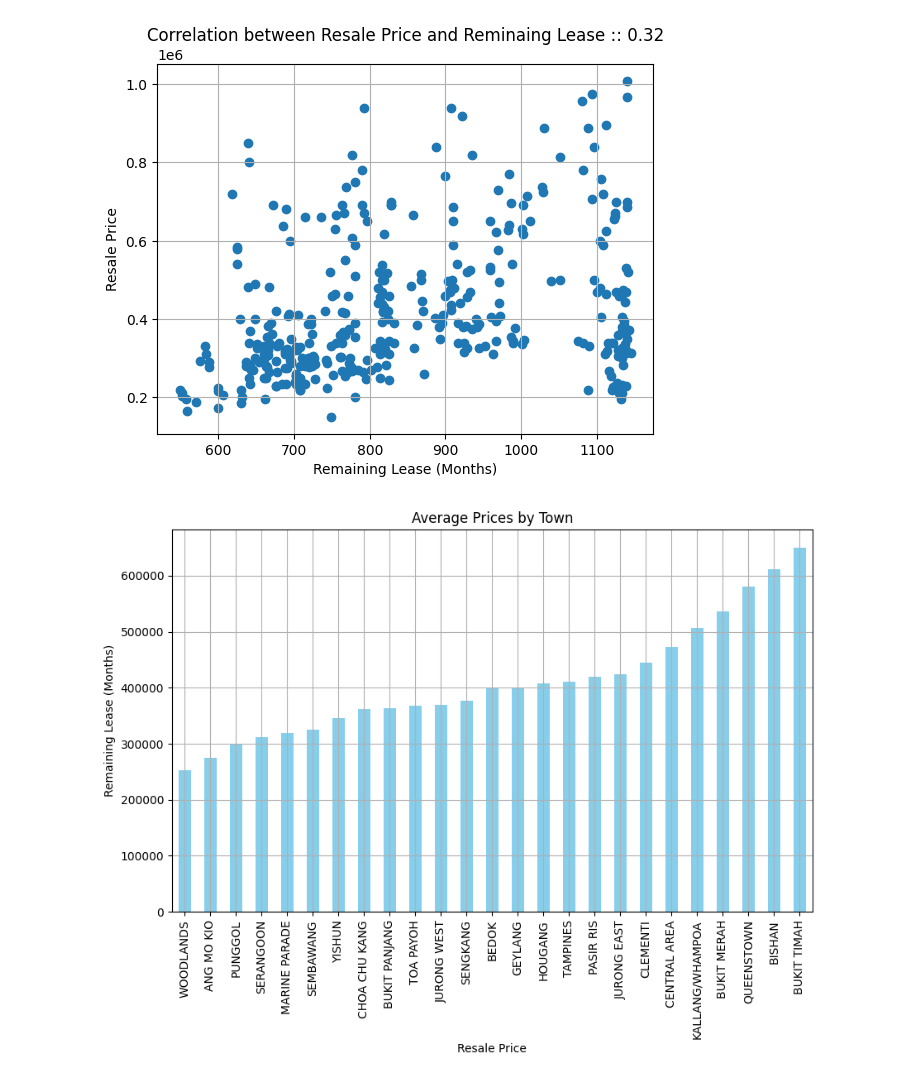
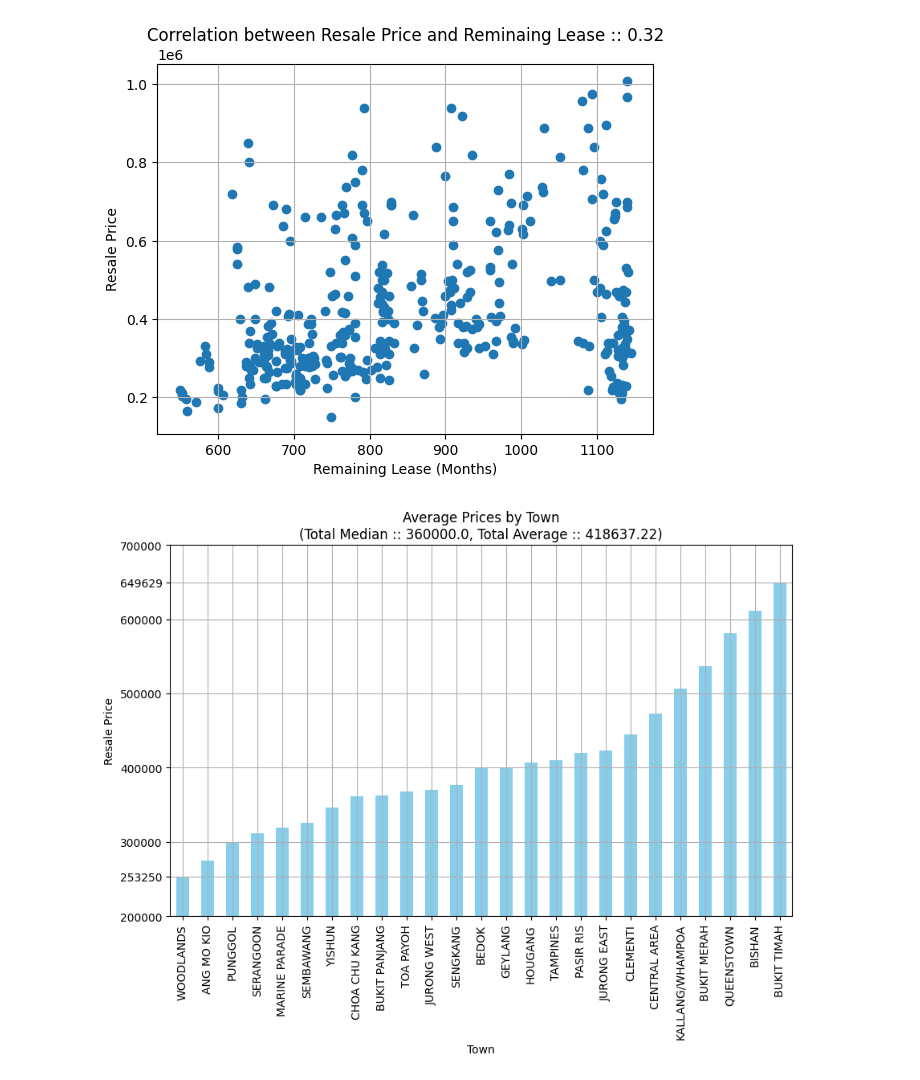
Before and after one commit to wqyeo/HDB_Data_Analytics, a Jupyter notebook: src/analysis.ipynb, the cells around one changed output. Cells and saved outputs as stored; diff of their text form; code cells hidden in the pictures.

Commit message:
Created analysis to relate lease commence dates on flat model/types.
Additionally, created a graph relating resale prices by town...

```diff
--- a/src/analysis.ipynb
+++ b/src/analysis.ipynb
@@ -49,24 +49,37 @@ plt.show()
 # %%
 # NOTE: Calculate resale prices by town
 plot_file_name = "resale-price_RELATE_town.png"
 plot_title = "Average Prices by Town"
 
 header1 = 'resale_price'
 header2 = 'town'
 
 avg_prices_by_city = data.groupby(header2)[header1].mean()
 
 plt.figure(figsize=(10, 6))
 avg_prices_by_city.sort_values().plot(kind='bar', color='skyblue')
-plt.xlabel("Resale Price")
-plt.ylabel("Remaining Lease (Months)")
+plt.ylabel("Resale Price")
+plt.xlabel("Town")
 plt.grid(True)
 
-# Use ScalarFormatter for y-axis tick labels
-plt.gca().yaxis.set_major_formatter(ScalarFormatter(useOffset=False))
+RANGE_OFFSET = 40000
+# Set y-axis to limit to focus on resale price range:
+y_min = avg_prices_by_city.min() - RANGE_OFFSET
+y_max = avg_prices_by_city.max() + RANGE_OFFSET
+plt.ylim(y_min, y_max)
 
-plt.title(plot_title)
+# Show the smallest/largest resale price as well...
+default_ticks = plt.gca().get_yticks()
+custom_ticks = list(default_ticks) + [avg_prices_by_city.min(), avg_prices_by_city.max()]
+plt.yticks(ticks=custom_ticks)
+
+# NOTE: Show median and average as well...
+median_resale_price = data[header1].median()
+average_resale_price = data[header1].mean()
+
+
+plt.title(plot_title + f"\n(Total Median :: {median_resale_price}, Total Average :: {average_resale_price:.2f})")
 plt.savefig(plot_file_name)
 plt.show()
 # %% [output]
-[figure, old version]
+[figure, new version]
```
Also changed, not shown: parts of 2 cells of this notebook, 4 other files.
